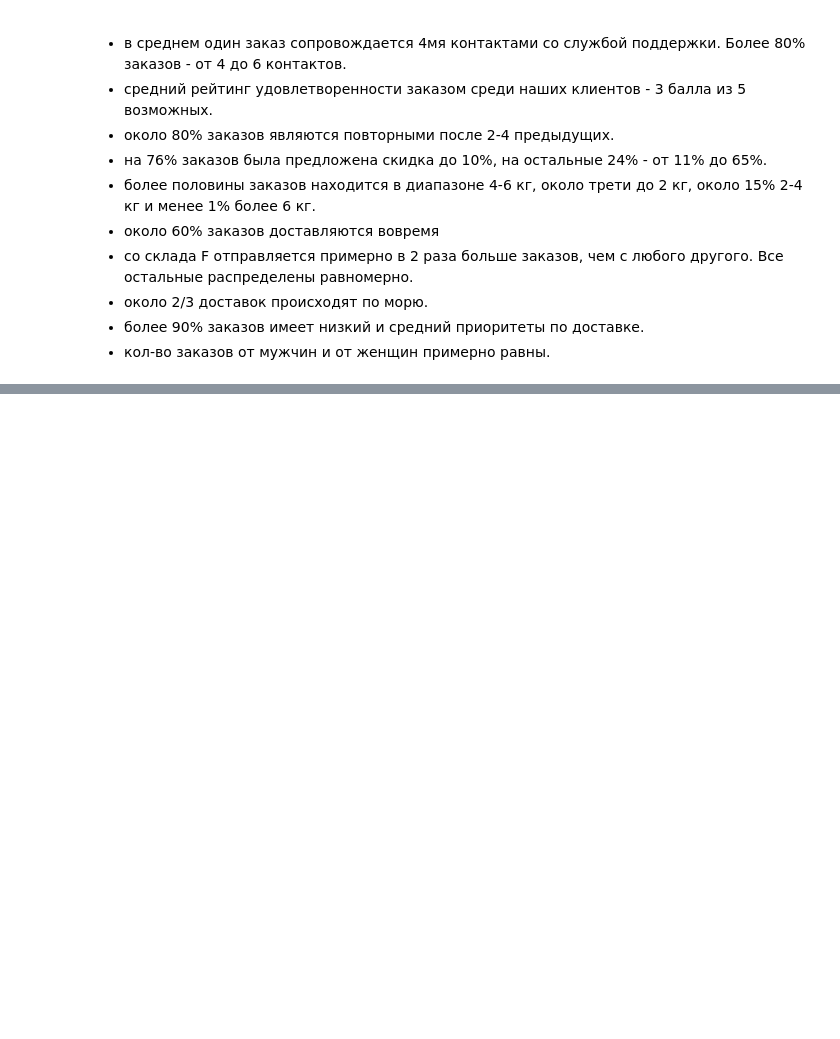
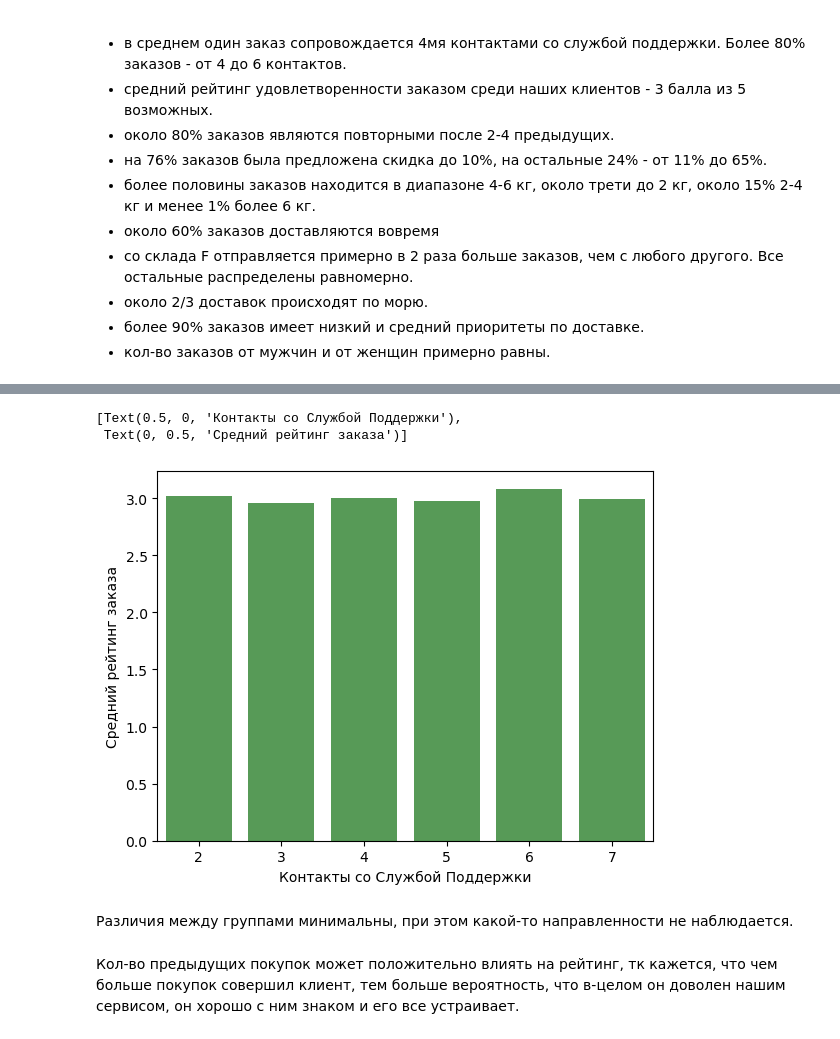
Before and after one commit to DmitriyRys/e_commerce_delivery, a Jupyter notebook: shipping_ecommerce_analysis.ipynb, the cells around one changed output, grey strips where cells are left out. Saved outputs shown, nothing was run; the diff lists cells and outputs as text; code cells hidden in the pictures; blank space fills up the shorter version.

```diff
--- a/shipping_ecommerce_analysis.ipynb
+++ b/shipping_ecommerce_analysis.ipynb
@@ -390,0 +392,19 @@ perc_table(df.gender)
+# %%
+# создадим функцию, которая группирует значения и выводит средний рейтинг
+
+def avg_rating(column):
+    '''Принимает колонку column вида 'df.column', возвращает таблицу со средним рейтингом'''
+    return df.groupby(column, as_index=False).customer_rating.mean()
+# %%
+# и функцию, которая будет возвращать барплот
+
+def creat_bp(data):
+    '''Принимает датафрейм data, возвращает барчарт'''
+    return sns.barplot(x=data[data.columns[0]],
+                       y=data[data.columns[1]],
+                       color='green',
+                       alpha=0.7)
+# %%
+# посмотрим на средние значения рейтинга для разного количества звонков
+
+calls_rating = avg_rating(df.customer_care_calls)
@@ -390,0 +421,12 @@ perc_table(df.gender)
+# %%
+calls_rating_bp = creat_bp(calls_rating)
+calls_rating_bp.set(xlabel='Контакты со Службой Поддержки',
+                    ylabel='Средний рейтинг заказа')
+# %% [output]
+[Text(0.5, 0, 'Контакты со Службой Поддержки'),
+ Text(0, 0.5, 'Средний рейтинг заказа')]
+[figure, added]
+# %% [markdown]
+Различия между группами минимальны, при этом какой-то направленности не наблюдается.
+# %% [markdown]
+Кол-во предыдущих покупок может положительно влиять на рейтинг, тк кажется, что чем больше покупок совершил клиент, тем больше вероятность, что в-целом он доволен нашим сервисом, он хорошо с ним знаком и его все устраивает.
```
Also changed, not shown: parts of 9 cells of this notebook.
